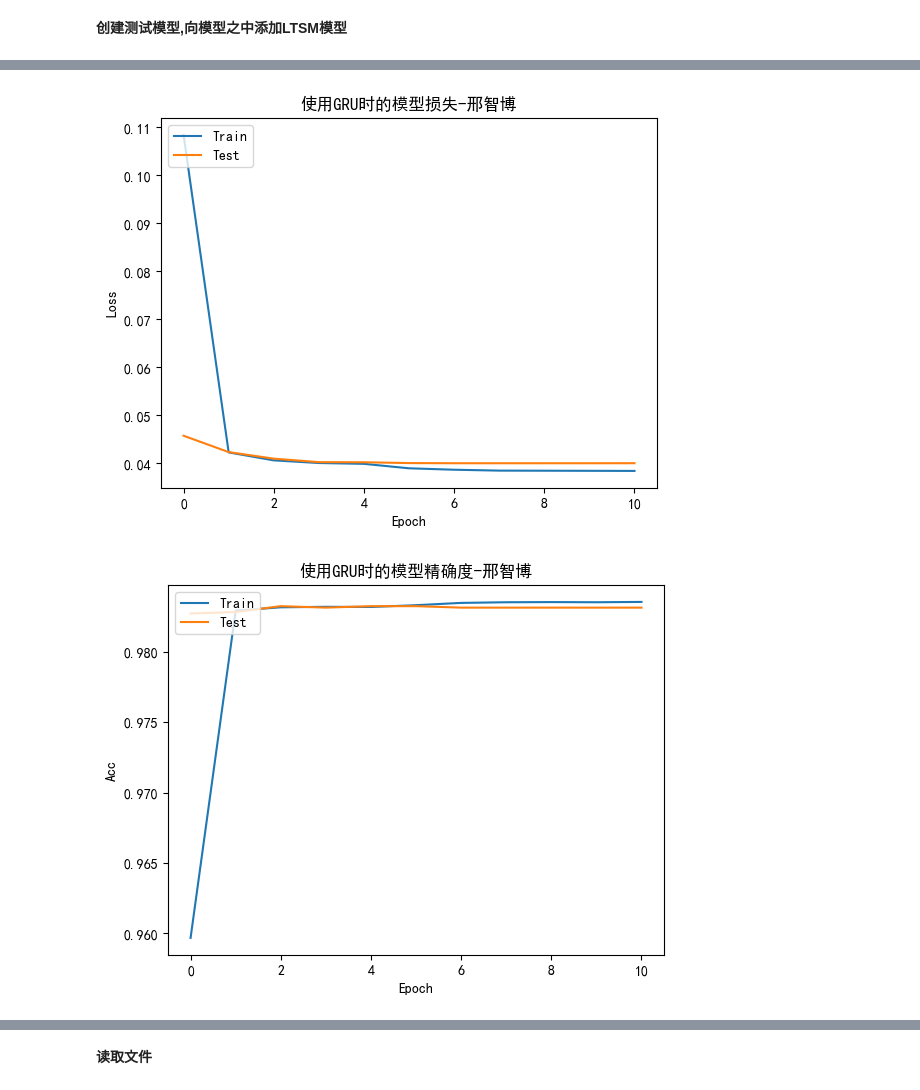
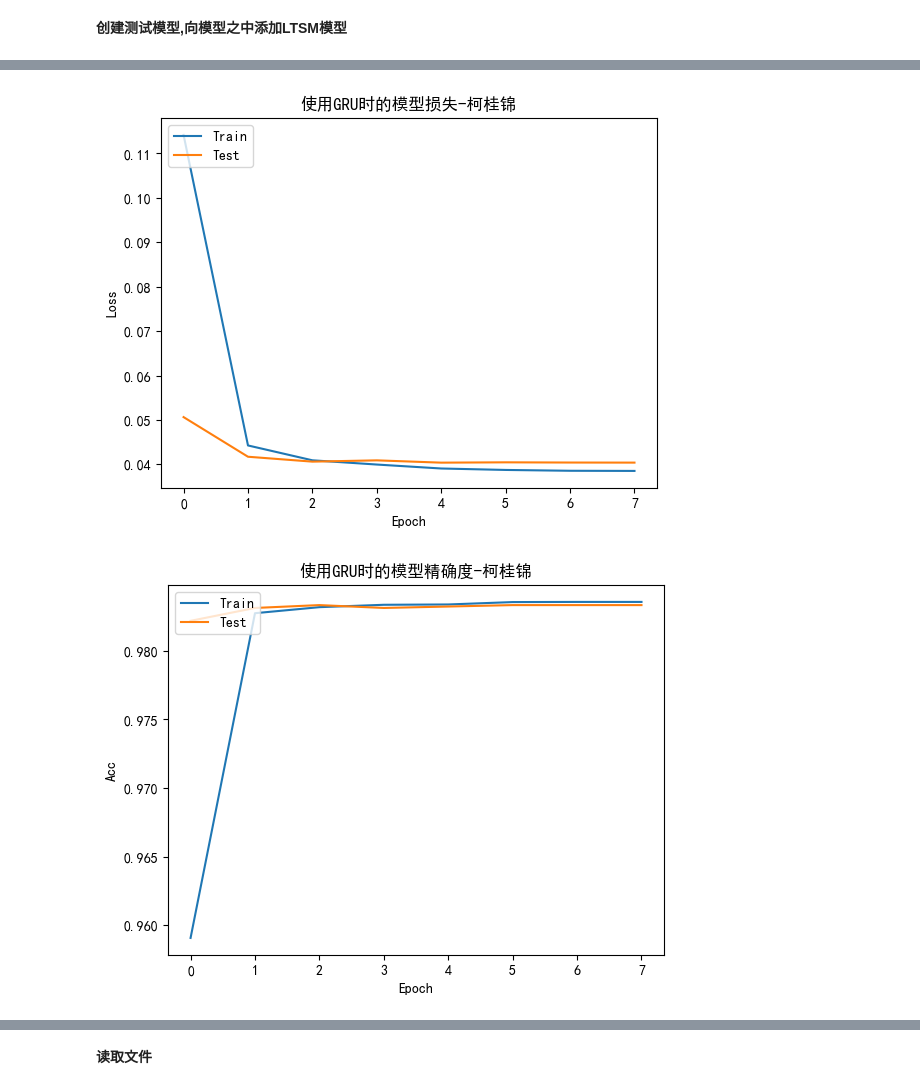
Before and after one commit to moonchildink/WeiboCommentEmotionAnalysis, a Jupyter notebook: process.ipynb, the cells around one changed output, grey strips where cells are left out. Cells and saved outputs as stored; diff of their text form; code cells hidden in the pictures.

```diff
--- a/process.ipynb
+++ b/process.ipynb
@@ -257,6 +264,10 @@ model = Sequential()
 # %%
+model = Sequential()
 model.add(Embedding(MAX_WORDS,          # 50000
                     embeddingDim,       # 300
                     weights=[embeddingMatrix],      # 权重
                     input_length=maxTokens,         # 输入字符串tokens的长度
-                    trainable=False))               # 因为使用了预训练的模型，所以此处需要将trainable超参数设置为false
+                    trainable=False))
+layers1 = GRU(32,return_sequences=True)
+model.add(layers1)
+model.add(GRU(units=16, return_sequences = False,input_dim=2))
@@ -364,29 +448,29 @@ Accuracy: 98.27%
 # %%
 # 绘制训练 & 验证的损失值
 
 plt.rcParams["font.sans-serif"]=["SimHei"] #设置字体
 plt.rcParams["axes.unicode_minus"]=False #该语句解决图像中的“-”负号的乱码问题
 plt.plot(history.history['loss'])
 plt.plot(history.history['val_loss'])
 
-plt.title('使用GRU时的模型损失-邢智博')
+plt.title('使用GRU时的模型损失-柯桂锦')
 plt.ylabel('Loss')
 plt.xlabel('Epoch')
 plt.legend(['Train', 'Test'], loc='upper left')
 plt.show()
 # %% [output]
-[figure, old version]
+[figure, new version]
 # %%
 plt.plot(history.history['accuracy'])
 plt.plot(history.history['val_accuracy'])
 
-plt.title('使用GRU时的模型精确度-邢智博')
+plt.title('使用GRU时的模型精确度-柯桂锦')
 plt.ylabel('Acc')
 plt.xlabel('Epoch')
 plt.legend(['Train', 'Test'], loc='upper left')
 plt.show()
 # %% [output]
-[figure, old version]
+[figure, new version]
 # %%
 history.history
 # %% [output]
```
Also changed, not shown: parts of 62 cells of this notebook, 4 other files.
